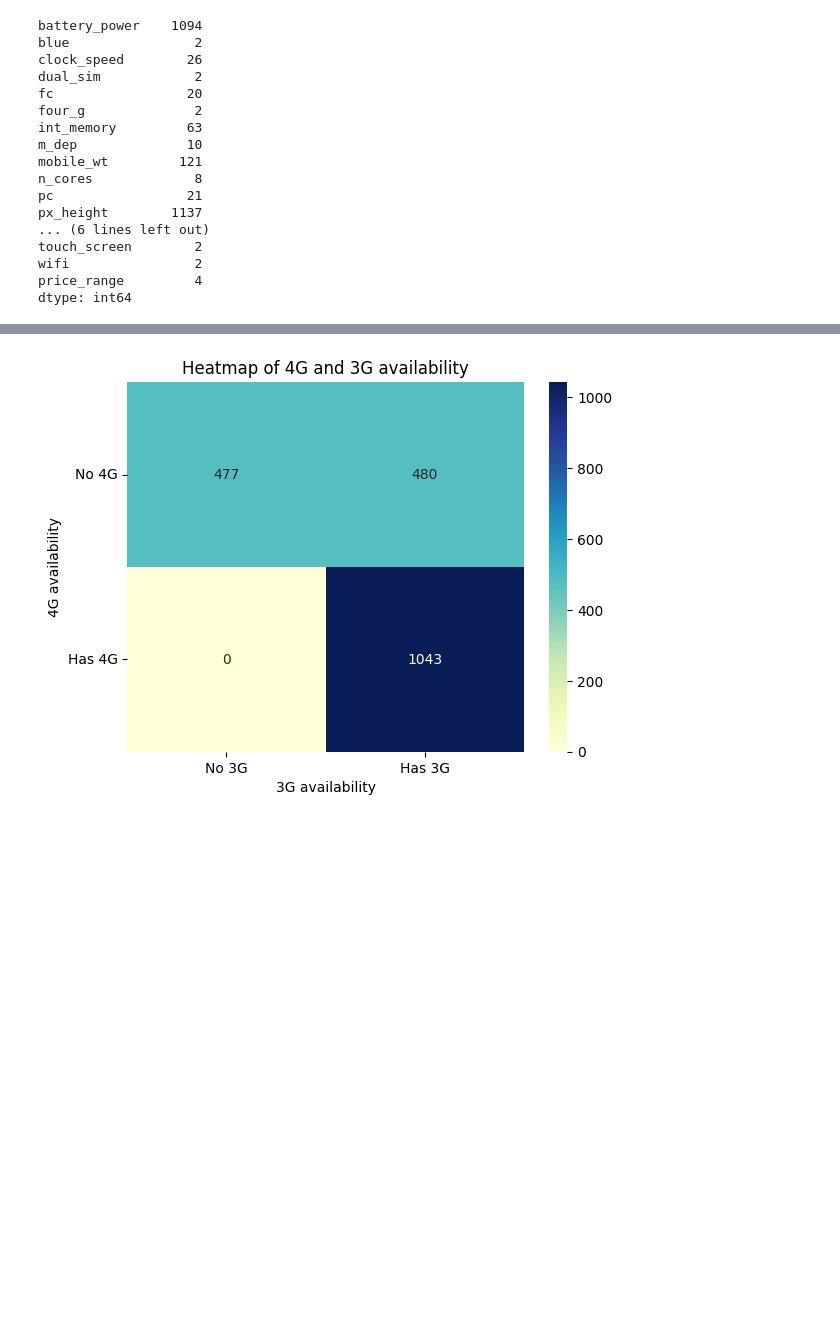
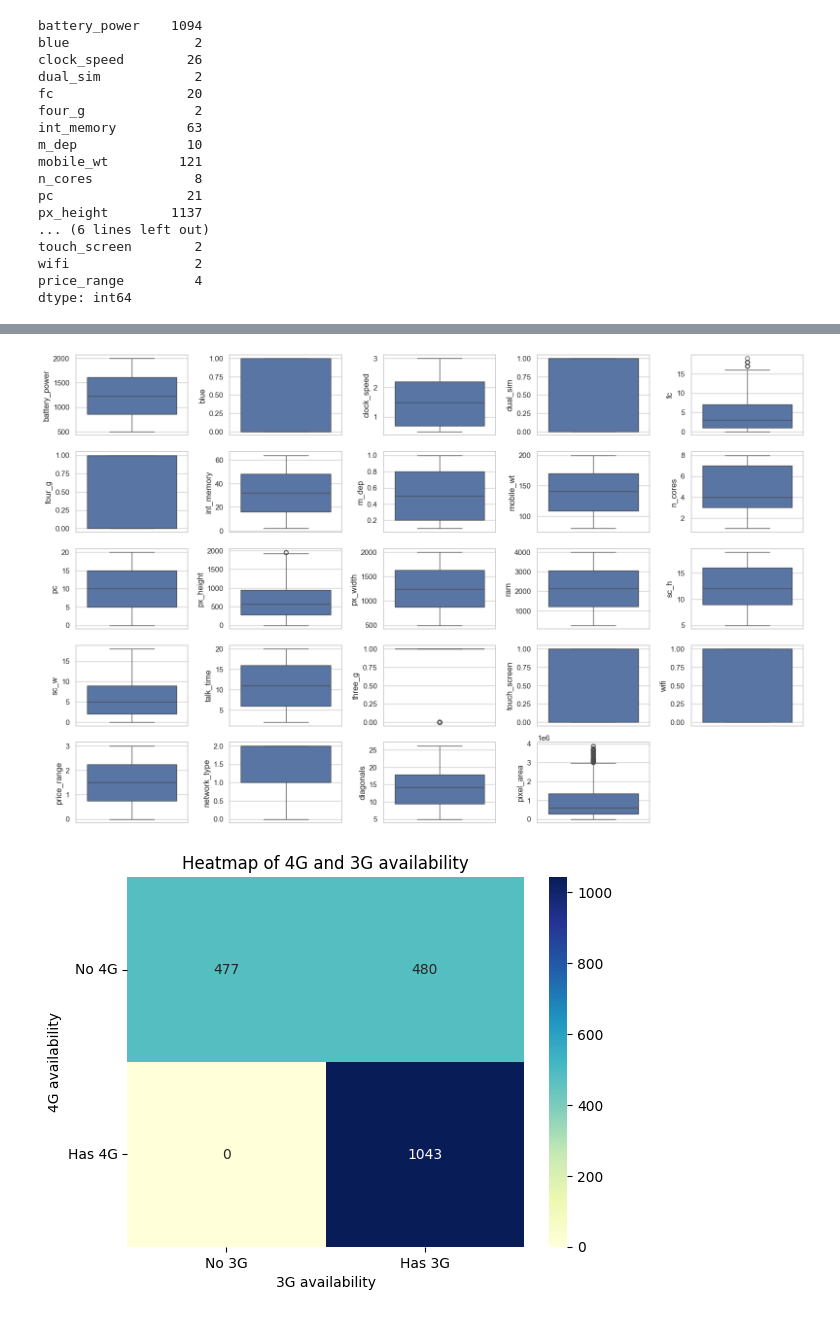
Before and after one commit to MarkkusKoddala/MobilePriceClassification, a Jupyter notebook: Untitled.ipynb, the cells around one changed output, grey strips where cells are left out. Drawn from its saved outputs; the diff is of its cells as text; code cells hidden in the pictures; blank space fills up the shorter version.

```diff
--- a/Untitled.ipynb
+++ b/Untitled.ipynb
@@ -140,8 +171,0 @@ plt.show()
-# %%
-variables = ['battery_power', 'clock_speed', 'fc', 'int_memory', 'm_dep', 'mobile_wt', 'pc', 'px_height', 'px_width', 'ram', 'sc_h', 'sc_w', 'talk_time']
-
-for i, var in enumerate(variables):
-    plt.figure(figsize=(5, 5))
-    sns.boxplot(y=df_train[var])
-    plt.title(f'Boxplot of {var}')
-    plt.show()
@@ -178,3 +205,24 @@ plt.show()
+# %%
+import seaborn as sns
+import matplotlib.pyplot as plt
+
+# Selecting numerical columns for visualization
+numerical_columns = df_train.select_dtypes(include=['int64', 'float64']).columns
+
+# Set style (optional)
+sns.set(style="whitegrid")
+
+# Create box plots for each numerical column
+plt.figure(figsize=(16, 10))  # Adjust the figure size as needed
+for i, column in enumerate(numerical_columns):
+    plt.subplot(5, 5, i + 1)  # Adjust subplot layout as needed
+    sns.boxplot(y=column, data=df_train)
+    plt.ylabel(column)
+    plt.tight_layout()
+
+plt.show()
+# %% [output]
+[figure, added]
 # %%
 import seaborn as sns
 
```
Also changed, not shown: parts of 18 cells of this notebook.
